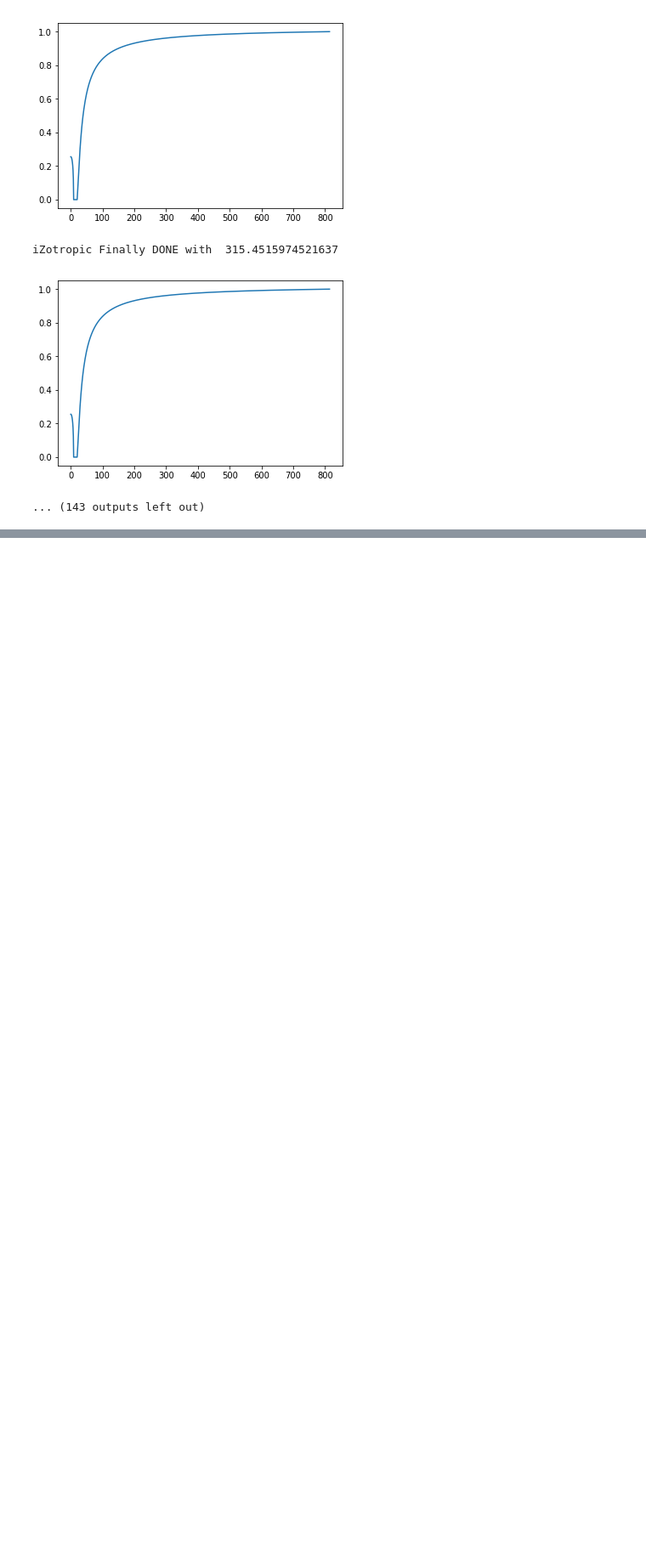
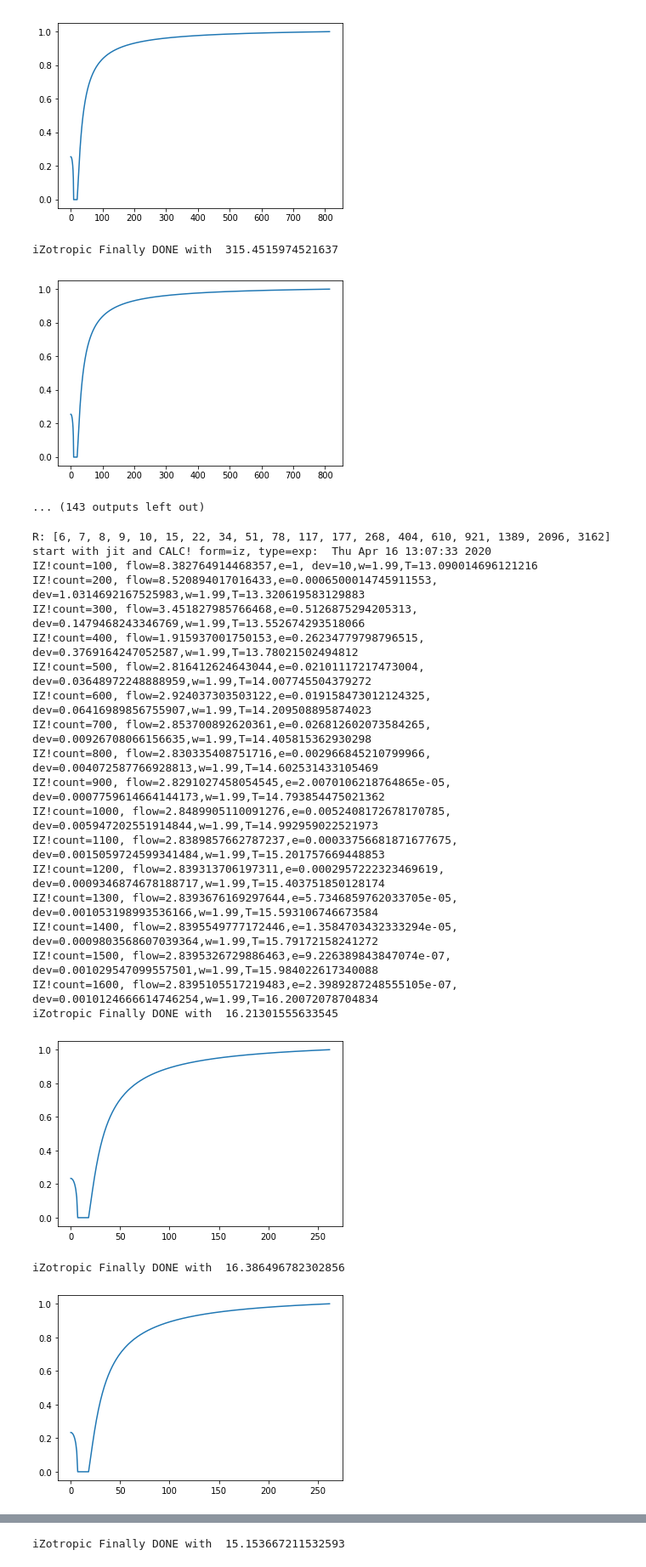
Before and after one commit to dgiart/loop2020, a Jupyter notebook: loop03_2020/Jup03_2020/bias_OLD_15_04_20.ipynb, the cells around one changed output, grey strips where cells are left out. Shown at 85% size. Cells and saved outputs as stored; diff of their text form; code cells hidden in the pictures; blank space fills up the shorter version.

Commit message:
turki bias for 150, 200,300 added

```diff
--- a/loop03_2020/Jup03_2020/bias_OLD_15_04_20.ipynb
+++ b/loop03_2020/Jup03_2020/bias_OLD_15_04_20.ipynb
@@ -169,3 +169,58 @@ iZotropic Finally DONE with  315.31476044654846
 iZotropic Finally DONE with  315.4515974521637
 [figure]
 ... (143 outputs left out)
+# %%
+import numpy as np
+import matplotlib.pyplot as plt
+from time import time
+%matplotlib inline
+l=np.linspace(1.,3.5,15)
+R=10**l
+R=np.append([6,7,8,9],R)
+R=[int(r) for r in R]
+print(f'R: {R}')
+Zv=[]
+Zi=[]
+start=time()
+for r in R:
+    t=time()
+    zv=LiebmanAniz('exp',1.,3,125,r, P=-12., _w=1.99, dr=.5,dz=.5,form='iz')
+    Zv.append(zv['flow'])
+    zi=LiebmanAniz('exp',1.,3,125,r, P=24., _w=1.99, dr=.5,dz=.5,form='iz')
+    Zi.append(zi['flow'])
+    print (f"R={r}, Zv={zv['flow']}, Zi={zi['flow']},B={1-zv['flow']/zi['flow']}, T={time()-t}")
+    print('\n *****************\n')
+
+Zv125=np.array(Zv)
+Zi125=np.array(Zi)
+B125=1-Zv125/Zi125
+plt.plot(R,B125,'*')
+plt.semilogx()
+plt.show()
+pickle.dump( Zv125, open( "Zv125turkin.txt", "wb" ) )
+pickle.dump( Zi125, open( "Zi125turkin.txt", "wb" ) )
+pickle.dump( B125, open( "B125turkin.txt", "wb" ) )
+print (f'DONE {time()-start}')
+# %% [output]
+R: [6, 7, 8, 9, 10, 15, 22, 34, 51, 78, 117, 177, 268, 404, 610, 921, 1389, 2096, 3162]
+start with jit and CALC! form=iz, type=exp:  Thu Apr 16 13:07:33 2020
+IZ!count=100, flow=8.382764914468357,e=1, dev=10,w=1.99,T=13.090014696121216
+IZ!count=200, flow=8.520894017016433,e=0.0006500014745911553, dev=1.0314692167525983,w=1.99,T=13.320619583129883
+IZ!count=300, flow=3.451827985766468,e=0.5126875294205313, dev=0.1479468243346769,w=1.99,T=13.552674293518066
+IZ!count=400, flow=1.915937001750153,e=0.26234779798796515, dev=0.3769164247052587,w=1.99,T=13.78021502494812
+IZ!count=500, flow=2.816412624643044,e=0.02101117217473004, dev=0.03648972248888959,w=1.99,T=14.007745504379272
+IZ!count=600, flow=2.924037303503122,e=0.019158473012124325, dev=0.06416989856755907,w=1.99,T=14.209508895874023
+IZ!count=700, flow=2.853700892620361,e=0.026812602073584265, dev=0.00926708066156635,w=1.99,T=14.405815362930298
+IZ!count=800, flow=2.830335408751716,e=0.002966845210799966, dev=0.004072587766928813,w=1.99,T=14.602531433105469
+IZ!count=900, flow=2.8291027458054545,e=2.0070106218764865e-05, dev=0.0007759614664144173,w=1.99,T=14.793854475021362
+IZ!count=1000, flow=2.8489905110091276,e=0.0052408172678170785, dev=0.005947202551914844,w=1.99,T=14.992959022521973
+IZ!count=1100, flow=2.8389857662787237,e=0.00033756681871677675, dev=0.0015059724599341484,w=1.99,T=15.201757669448853
+IZ!count=1200, flow=2.839313706197311,e=0.0002957222323469619, dev=0.0009346874678188717,w=1.99,T=15.403751850128174
+IZ!count=1300, flow=2.8393676169297644,e=5.7346859762033705e-05, dev=0.001053198993536166,w=1.99,T=15.593106746673584
+IZ!count=1400, flow=2.8395549777172446,e=1.3584703432333294e-05, dev=0.0009803568607039364,w=1.99,T=15.79172158241272
+IZ!count=1500, flow=2.8395326729886463,e=9.226389843847074e-07, dev=0.001029547099557501,w=1.99,T=15.984022617340088
+IZ!count=1600, flow=2.8395105517219483,e=2.3989287248555105e-07, dev=0.0010124666614746254,w=1.99,T=16.20072078704834
+iZotropic Finally DONE with  16.21301555633545
+[figure, added]
+iZotropic Finally DONE with  16.386496782302856
+[figure, added]
@@ -171,0 +241 @@ iZotropic Finally DONE with  315.4515974521637
+iZotropic Finally DONE with  15.153667211532593
```
Also changed, not shown: parts of 4 cells of this notebook, 18 other files.
